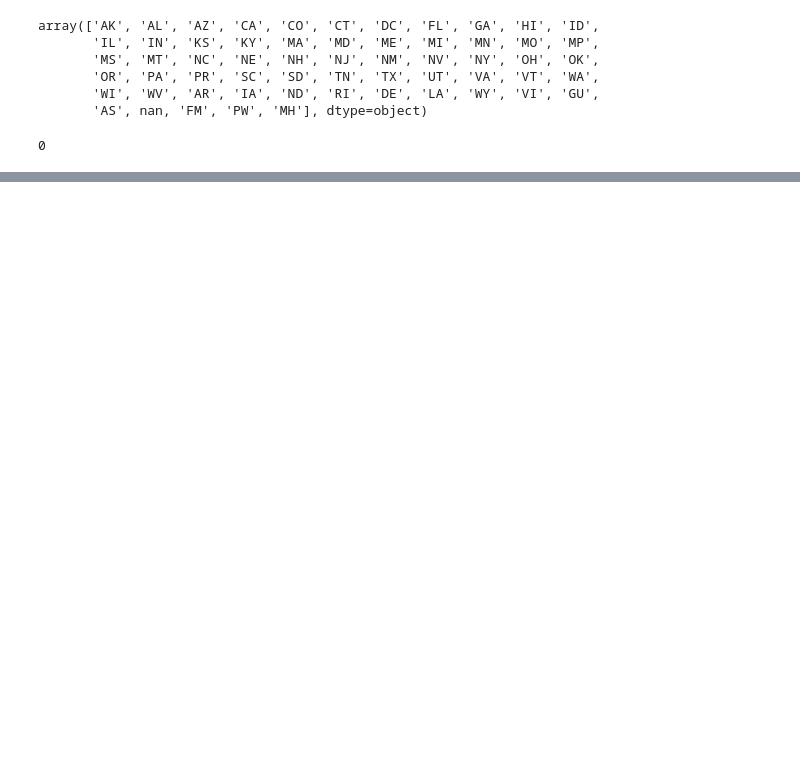
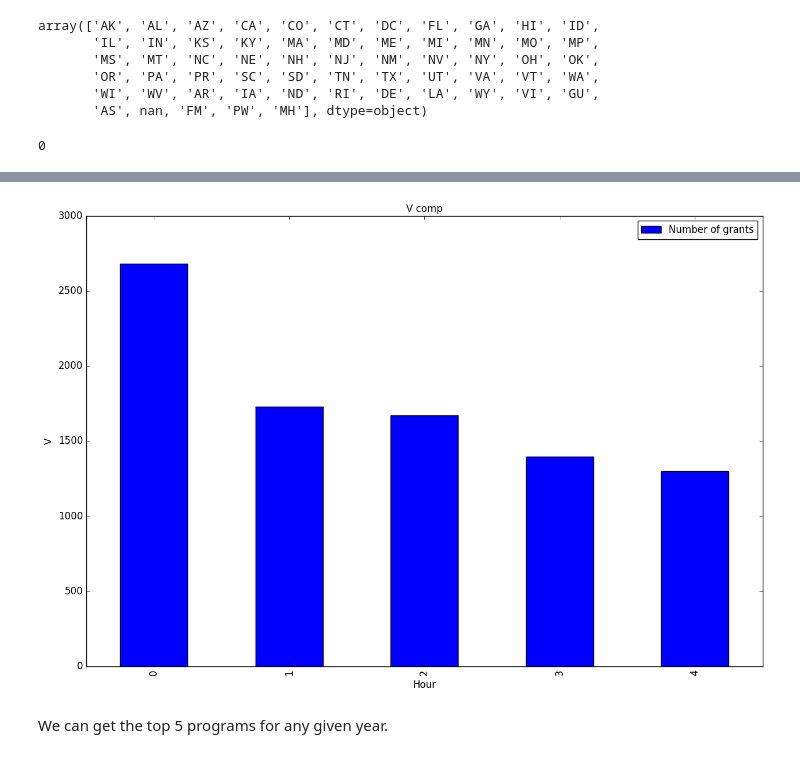
Before and after one commit to ariansacct/project-spring2017, a Jupyter notebook: part2/component2.ipynb, the cells around one changed output, grey strips where cells are left out. Saved outputs shown, nothing was run; the diff lists cells and outputs as text; code cells hidden in the pictures; blank space fills up the shorter version.

```diff
--- a/part2/component2.ipynb
+++ b/part2/component2.ipynb
@@ -133,0 +376,6 @@ interact(f, x="NY");
+# %%
+df2 = df1.sort_values(by='LogNumber', ascending=False)
+df3 = df2.head(5)
+df3 = df3.reset_index(drop=True)
+df3.columns = ['Program', 'Number of grants']
+df3
@@ -133,0 +389,11 @@ interact(f, x="NY");
+# %%
+import matplotlib.pyplot as plt
+ax = df3[['Program','Number of grants']].plot(kind='bar', title ="V comp", figsize=(15, 10), legend=True, fontsize=12)
+#ax = df3[['Number of grants']].plot(kind='bar', title ="V comp", figsize=(15, 10), legend=True, fontsize=12)
+ax.set_xlabel("Hour", fontsize=12)
+ax.set_ylabel("V", fontsize=12)
+plt.show()
+# %% [output]
+[figure, added]
+# %% [markdown]
+We can get the top 5 programs for any given year.
```
Also changed, not shown: parts of 24 cells of this notebook.
